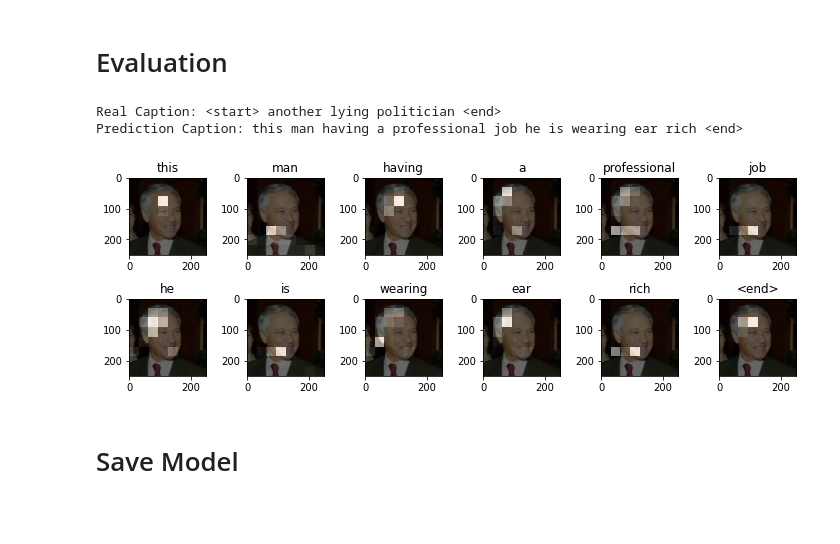
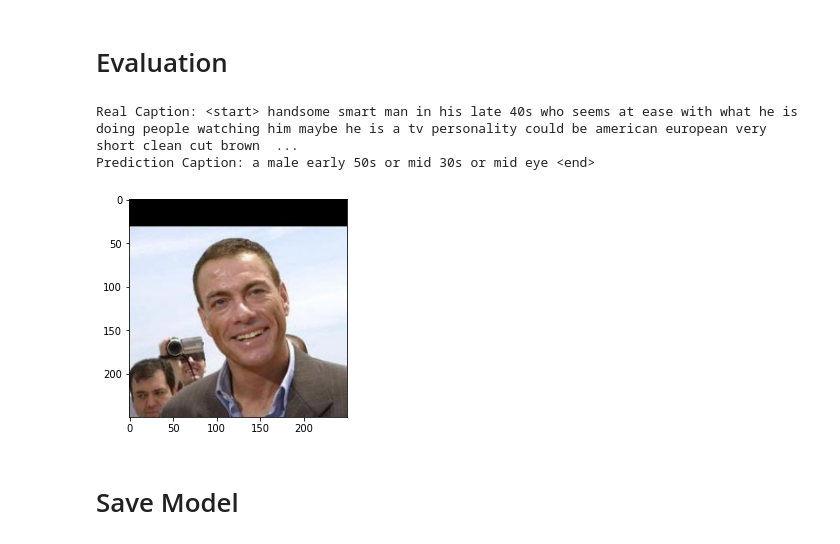
Before and after one commit to austin-strom/text2face, a Jupyter notebook: TFImageCap.ipynb, the cells around one changed output. Saved outputs shown, nothing was run; the diff lists cells and outputs as text; code cells hidden in the pictures; blank space fills up the shorter version.

```diff
--- a/TFImageCap.ipynb
+++ b/TFImageCap.ipynb
@@ -374,11 +389,15 @@ print(start_epoch)
 # %%
-saving_encoder_path = '/content/drive/MyDrive/TextToFace/encoder'
-saving_decoder_path = '/content/drive/MyDrive/TextToFace/decoder'
-load_model = False
+saving_encoder_path = '/content/drive/MyDrive/TextToFace/Test2/encoder'
+saving_decoder_path = '/content/drive/MyDrive/TextToFace/Test2/decoder'
+load_model = True
 # %%
 if load_model:
   encoder.load_weights(saving_encoder_path)
   decoder.load_weights(saving_decoder_path)
+
+  # loading
+  with open(tokenizer_location + 'tokenizer.pickle', 'rb') as handle:
+      tokenizer = pickle.load(handle)
 # %% [markdown]
 # Training
 # %%
@@ -470,7 +471,7 @@ plt.show()
 # Evaluation
 # %%
 def evaluate(image):
-    attention_plot = np.zeros((max_length, attention_features_shape))
+    # attention_plot = np.zeros((max_length, attention_features_shape))
 
     hidden = decoder.reset_state(batch_size=1)
 
@@ -489,19 +490,21 @@ def evaluate(image):
         predictions, hidden, attention_weights = decoder([dec_input,
                                                          features,
                                                          hidden])
-
-        attention_plot[i] = tf.reshape(attention_weights, (-1, )).numpy()
+        # print(predictions)
+        # attention_plot[i] = tf.reshape(attention_weights, (-1, )).numpy()
 
         predicted_id = tf.random.categorical(predictions, 1)[0][0].numpy()
         result.append(tokenizer.index_word[predicted_id])
 
         if tokenizer.index_word[predicted_id] == '<end>':
-            return result, attention_plot
+            return result
 
         dec_input = tf.expand_dims([predicted_id], 0)
 
-    attention_plot = attention_plot[:len(result), :]
-    return result, attention_plot
+    # attention_plot = attention_plot[:len(result), :]
+    # print(predictions)
+    # print(tokenizer.index_word[predicted_id])
+    return result
 # %%
 def plot_attention(image, result, attention_plot):
     temp_image = np.array(Image.open(image))
@@ -519,21 +522,27 @@ def plot_attention(image, result, attention_plot):
 
     plt.tight_layout()
     plt.show()
+
+def image_display(image):
+    temp_image = np.array(Image.open(image))
+
+    plt.imshow(temp_image)
 # %%
 # captions on the validation set
 rid = np.random.randint(0, len(img_name_val))
 image = img_name_val[rid]
 real_caption = ' '.join([tokenizer.index_word[i]
                         for i in cap_val[rid] if i not in [0]])
-result, attention_plot = evaluate(image)
-
+result = evaluate(image)
 print('Real Caption:', real_caption)
 print('Prediction Caption:', ' '.join(result))
-plot_attention(image, result, attention_plot)
+# loss_function(real_caption, result)
+# plot_attention(image, result, attention_plot)
+image_display(image)
 # %% [output]
-Real Caption: <start> another lying politician <end>
-Prediction Caption: this man having a professional job he is wearing ear rich <end>
+Real Caption: <start> handsome smart man in his late 40s who seems at ease with what he is doing people watching him maybe he is a tv personality could be american european very short clean cut brown  ...
+Prediction Caption: a male early 50s or mid 30s or mid eye <end>
-[figure, old version]
+[figure, new version]
 # %% [markdown]
 # Save Model
 # %%
```
Also changed, not shown: parts of 13 cells of this notebook.
